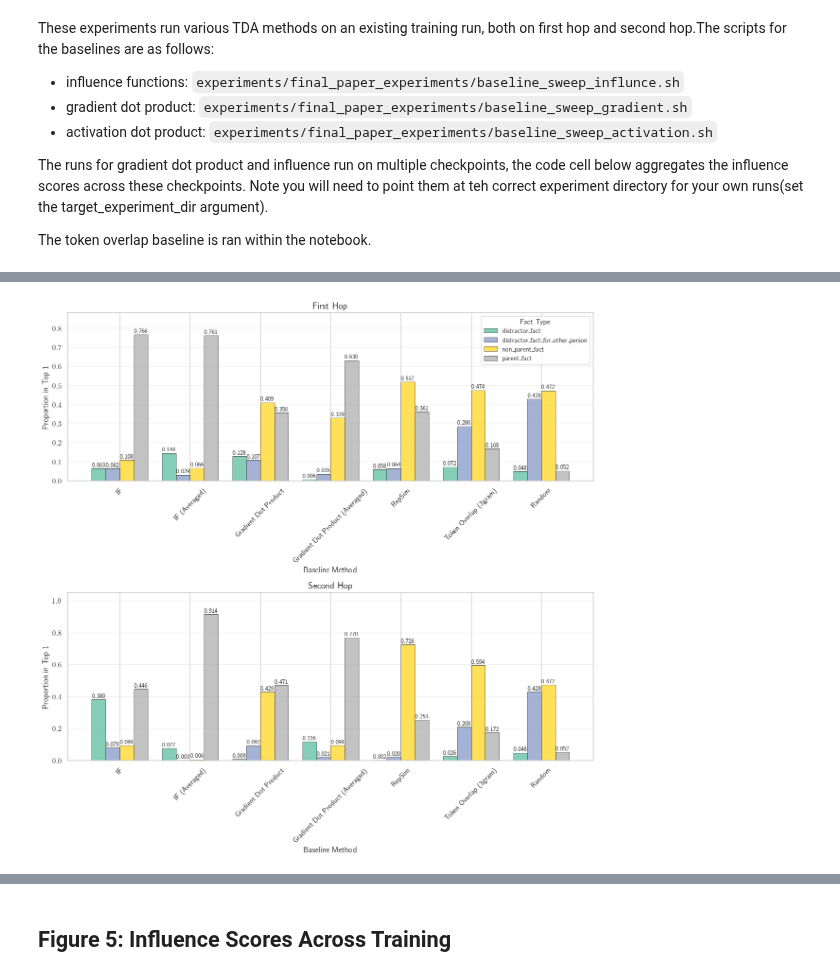
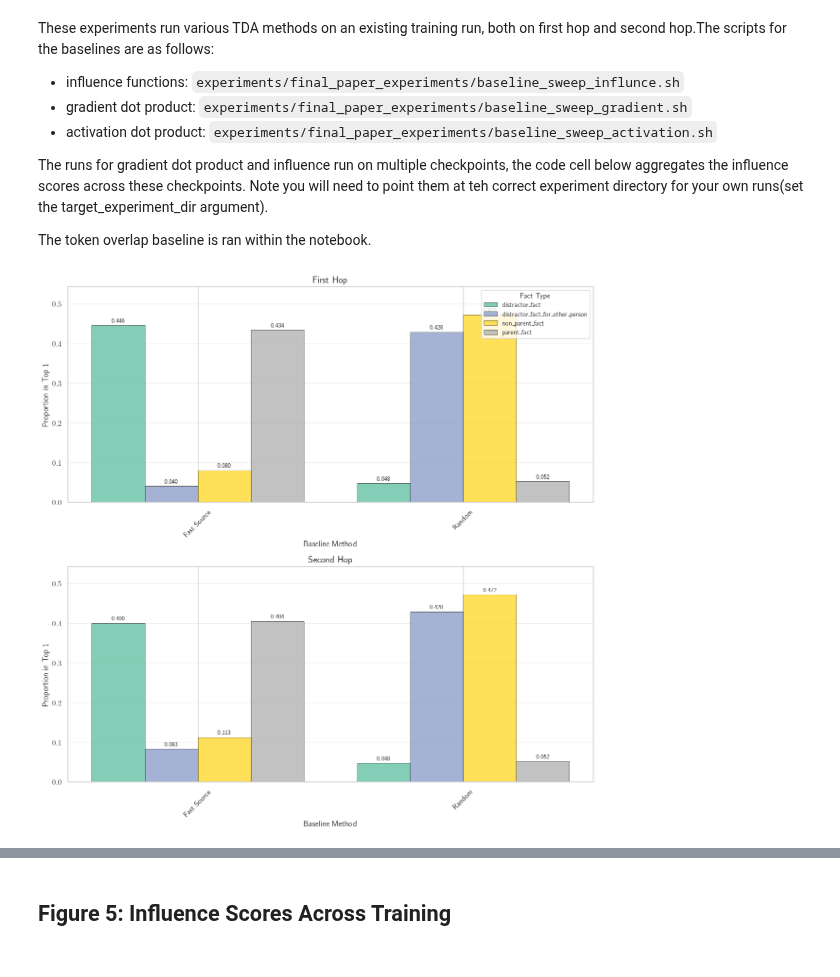
Before and after one commit to levmckinney/malign-influence, a Jupyter notebook: analysis/final_paper_figures.ipynb, the cells around one changed output, grey strips where cells are left out. Cells and saved outputs as stored; diff of their text form; code cells hidden in the pictures.

Commit message:
activation dot product

```diff
--- a/analysis/final_paper_figures.ipynb
+++ b/analysis/final_paper_figures.ipynb
@@ -633,68 +628,75 @@ class BaselineResults:
     baseline_type: Literal["influence", "activation_dot_product","token_overlap","influence_averaged"] = "influence"
 
 baselines = [
+    # BaselineResults(
+    #     baseline_name="IF",
+    #     second_hop_run_id="ry2ga7q9",
+    #     first_hop_run_id="zjg6dhrj",
+    # ),
+    # BaselineResults(
+    #     baseline_name="IF (Averaged)",
+    #     second_hop_run_id=add_averaged_run_to_run_dict(["ry2ga7q9", "12ajk23u", "r5wqrwo5", "wn3vblzi", "wfma33c3", "6ga7x72x"]),
+    #     first_hop_run_id=add_averaged_run_to_run_dict(["zjg6dhrj", "zcyhbl3z", "r0jk3j0a", "aizfb153", "e0yqrmbd"]),
+    #     baseline_type="influence_averaged",
+    # ),
+    # BaselineResults(
+    #     baseline_name="Gradient Dot Product",
+    #     second_hop_run_id="nr7gwsb9",
+    #     first_hop_run_id="skzrpp05",
+    # ),
+    # BaselineResults(
+    #     baseline_name="Gradient Dot Product (Averaged)",
+    #     second_hop_run_id=add_averaged_run_to_run_dict(["skzrpp05", "n1g5gm8p", "q8pre62w", "xdema5mh", "a4lwpkh8", "hdo5fu7e"]),
+    #     first_hop_run_id=add_averaged_run_to_run_dict(["nr7gwsb9", "6bewfv9i", "pbtx1zi5", "xb7d2s6c", "reyftm16", "e5dvp68n"]),
+    #     baseline_type="influence_averaged",
+    # ),
+    # BaselineResults(
+    #     baseline_name="RepSim",
+    #     second_hop_run_id="evahb77v",
+    #     first_hop_run_id="a6dq0r9z",
+    #     baseline_type="activation_dot_product",
+    # ),
     BaselineResults(
-        baseline_name="IF",
-        second_hop_run_id="ry2ga7q9",
-        first_hop_run_id="zjg6dhrj",
-    ),
-    BaselineResults(
-        baseline_name="IF (Averaged)",
-        second_hop_run_id=add_averaged_run_to_run_dict(["ry2ga7q9", "12ajk23u", "r5wqrwo5", "wn3vblzi", "wfma33c3", "6ga7x72x"]),
-        first_hop_run_id=add_averaged_run_to_run_dict(["zjg6dhrj", "zcyhbl3z", "r0jk3j0a", "aizfb153", "e0yqrmbd"]),
-        baseline_type="influence_averaged",
-    ),
-    BaselineResults(
-        baseline_name="Gradient Dot Product",
-        second_hop_run_id="nr7gwsb9",
-        first_hop_run_id="skzrpp05",
-    ),
-    BaselineResults(
-        baseline_name="Gradient Dot Product (Averaged)",
-        second_hop_run_id=add_averaged_run_to_run_dict(["skzrpp05", "n1g5gm8p", "q8pre62w", "xdema5mh", "a4lwpkh8", "hdo5fu7e"]),
-        first_hop_run_id=add_averaged_run_to_run_dict(["nr7gwsb9", "6bewfv9i", "pbtx1zi5", "xb7d2s6c", "reyftm16", "e5dvp68n"]),
-        baseline_type="influence_averaged",
-    ),
-    BaselineResults(
-        baseline_name="RepSim",
-        second_hop_run_id="evahb77v",
-        first_hop_run_id="a6dq0r9z",
-        baseline_type="activation_dot_product",
-    ),
+        baseline_name="Fast Source",
+        second_hop_run_id="12ajk23u",
+        first_hop_run_id="s9yhqc7p",
+        baseline_type="influence",
+    )
     ]
 
 for baseline in baselines:
     if baseline.baseline_type in ["influence","activation_dot_product"]:
         add_runs_to_run_dict([baseline.first_hop_run_id, baseline.second_hop_run_id], run_type=baseline.baseline_type)
 
 baselines += [
     # BaselineResults(
     #     baseline_name="Token Overlap (1gram)",
     #     second_hop_run_id=add_token_overlap_run_to_run_dict("e5dvp68n", ngram_length=1),
     #     first_hop_run_id=add_token_overlap_run_to_run_dict("hdo5fu7e", ngram_length=1),
     #     baseline_type="token_overlap",
     # ),
-    BaselineResults(
-        baseline_name="Token Overlap (3gram)",
-        second_hop_run_id=add_token_overlap_run_to_run_dict("e5dvp68n", ngram_length=3),
-        first_hop_run_id=add_token_overlap_run_to_run_dict("hdo5fu7e", ngram_length=3),
-        baseline_type="token_overlap",
-    )
+    # BaselineResults(
+    #     baseline_name="Token Overlap (3gram)",
+    #     second_hop_run_id=add_token_overlap_run_to_run_dict("e5dvp68n", ngram_length=3),
+    #     first_hop_run_id=add_token_overlap_run_to_run_dict("hdo5fu7e", ngram_length=3),
+    #     baseline_type="token_overlap",
+    # )
 ]
 
 
 baseline_plotting_dict = {
     baseline.baseline_name: {
         "first_hop_run_id": run_id_to_data[baseline.first_hop_run_id],
         "second_hop_run_id": run_id_to_data[baseline.second_hop_run_id],
     }
     for baseline in baselines
 }
 
 plot_baselines(
     baseline_plotting_dict,
     percentile=1,
     save_location=ANALYSIS_SAVE_DIR / "influence_vs_baselines.pdf"
 )
 pass
 # %% [output]
+[figure, new version]
@@ -707 +709,0 @@ Token overlap run hdo5fu7e_token_overlap_ngram_3 already exists
-[figure, old version]
```
Also changed, not shown: parts of 2 cells of this notebook, 4 other files.
